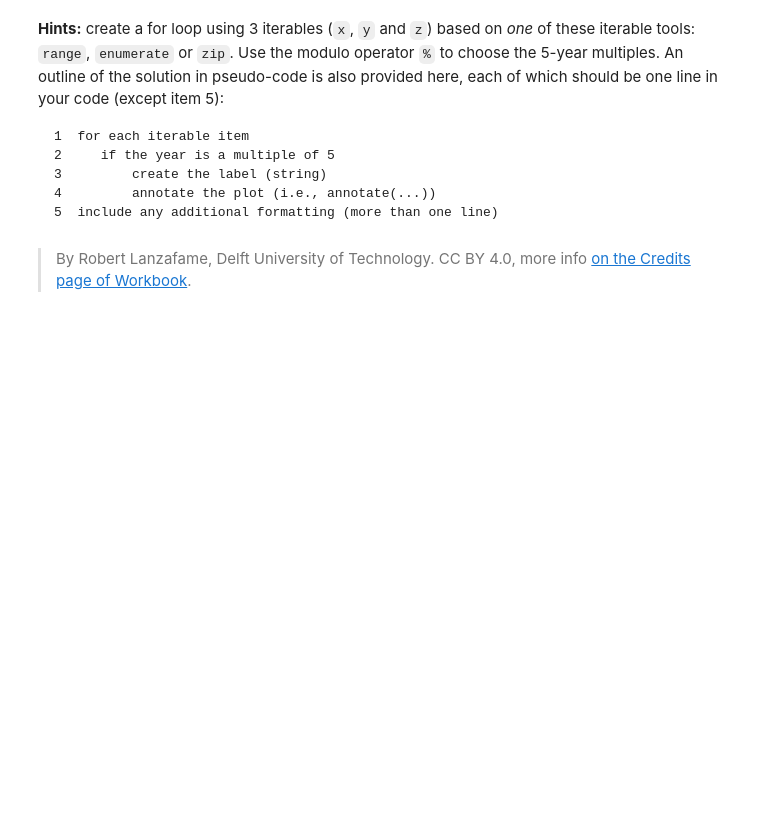
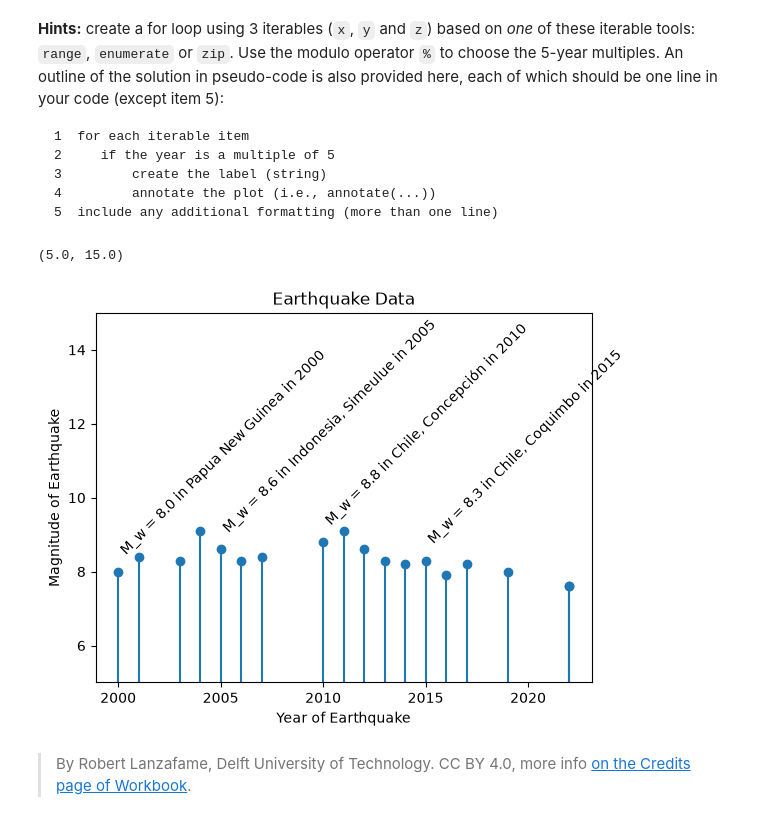
Before and after one commit to avandevelde12/PA2.3, a Jupyter notebook: 3_stem_plots.ipynb, the cells around one changed output. Saved outputs shown, nothing was run; the diff lists cells and outputs as text; code cells hidden in the pictures; blank space fills up the shorter version.

```diff
--- a/3_stem_plots.ipynb
+++ b/3_stem_plots.ipynb
@@ -76,2 +79,21 @@ plt.savefig('my_earthquake.svg')
+# %%
+# 1  for each iterable item
+# 2     if the year is a multiple of 5
+# 3         create the label (string)
+# 4         annotate the plot (i.e., annotate(...))
+for i, j, k in zip(year, magn, site):
+    if i % 5 == 0:
+        label = f'M_w = {j} in {k} in {i}'
+        plt.annotate(label, (i, j), textcoords="offset points", xytext=(0,10), ha='left', va = 'bottom', rotation = 45)
+
+plt.stem(year, magn)
+plt.ylabel('Magnitude of Earthquake')
+plt.xlabel('Year of Earthquake')
+plt.title('Earthquake Data')
+plt.ylim(5, 15)
+# plt.savefig('my_earthquake.svg')
+# %% [output]
+(5.0, 15.0)
+[figure, added]
 # %% [markdown]
 > By Robert Lanzafame, Delft University of Technology. CC BY 4.0, more info [on the Credits page of Workbook](https://mude.citg.tudelft.nl/workbook-2025/credits.html).
```
Also changed, not shown: parts of 3 cells of this notebook, 4 other files.
